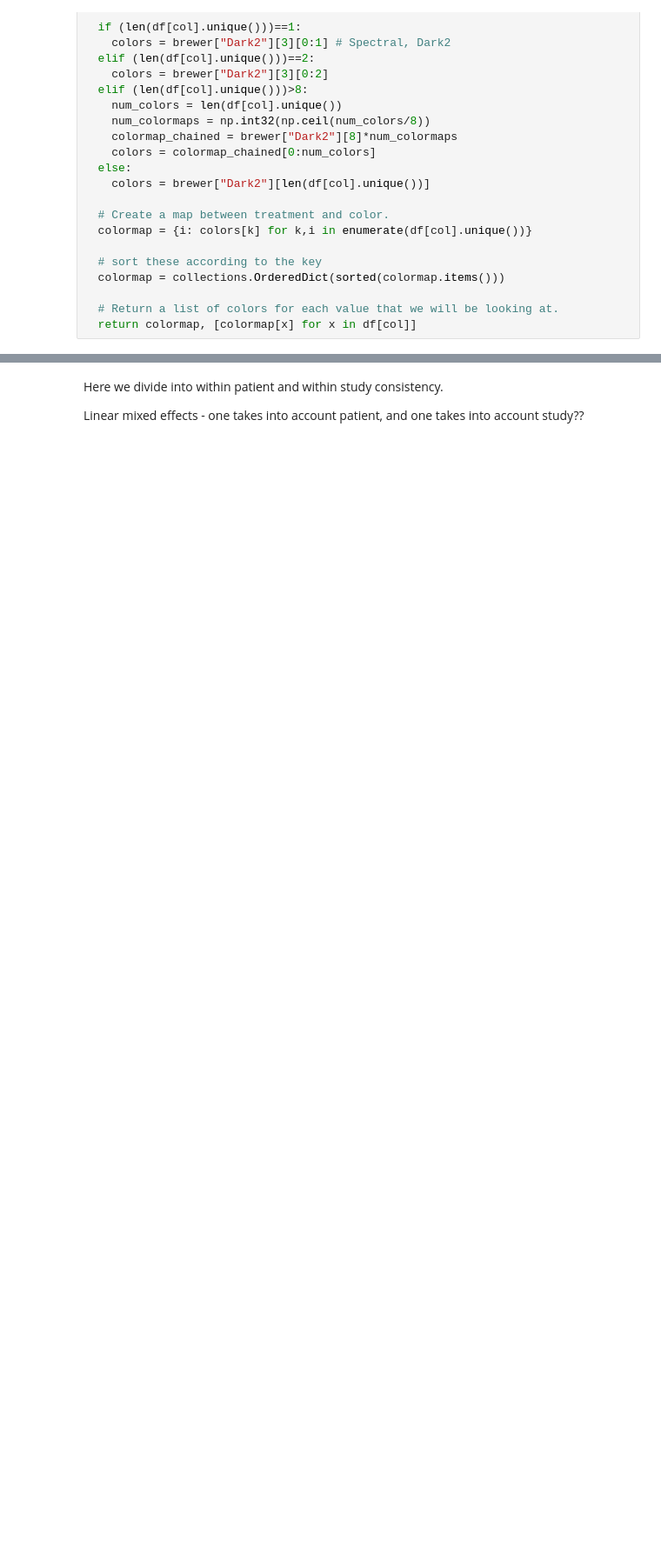
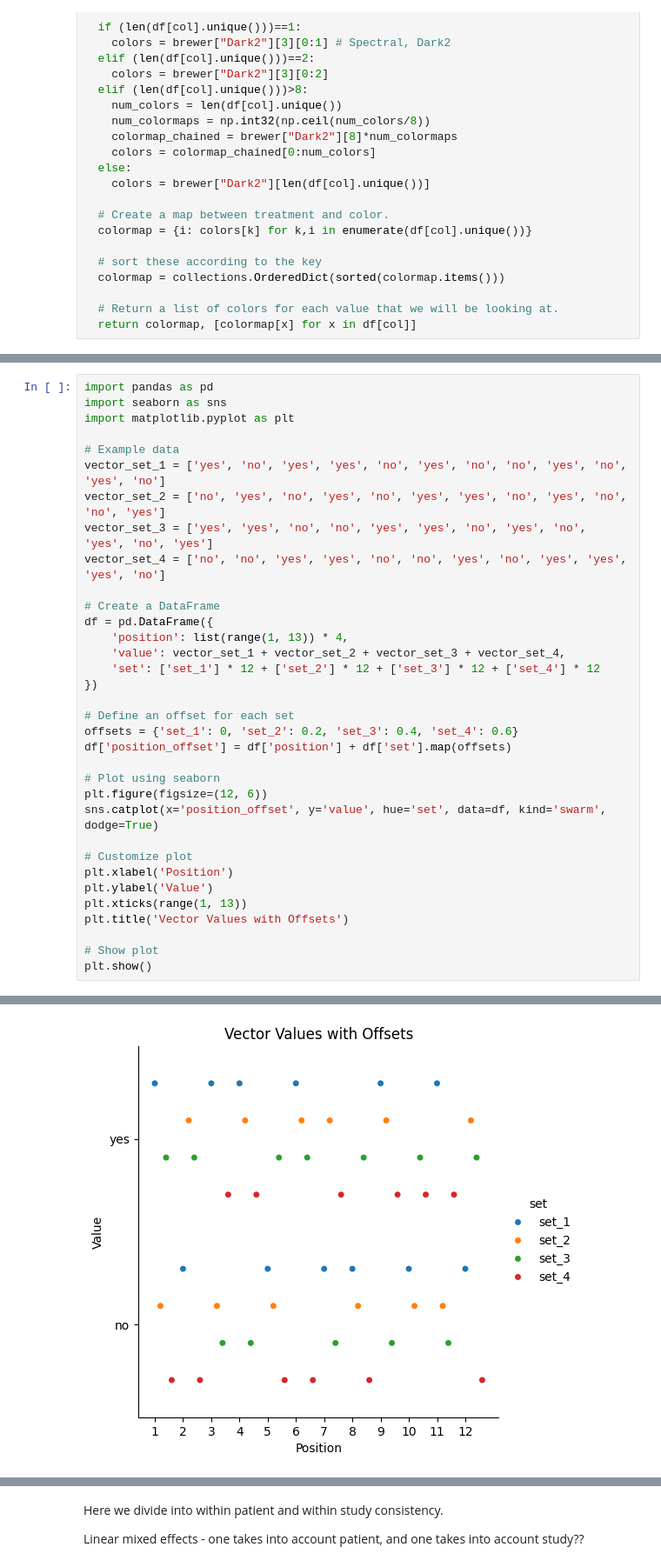
Before and after one commit to deepakri201/neurips_nlst_totalsegmentator, a Jupyter notebook: NeurIPS_Datasets_and_Benchmarks_NLST_TotalSegmentator.ipynb, the cells around one changed output, grey strips where cells are left out. Shown at 87% size. Saved outputs shown, nothing was run; the diff lists cells and outputs as text; blank space fills up the shorter version.

```diff
--- a/NeurIPS_Datasets_and_Benchmarks_NLST_TotalSegmentator.ipynb
+++ b/NeurIPS_Datasets_and_Benchmarks_NLST_TotalSegmentator.ipynb
@@ -489,0 +1169,35 @@ def get_organ_feature_with_segmentation_completeness_and_one_connected_component
+# %%
+import pandas as pd
+import seaborn as sns
+import matplotlib.pyplot as plt
+
+# Example data
+vector_set_1 = ['yes', 'no', 'yes', 'yes', 'no', 'yes', 'no', 'no', 'yes', 'no', 'yes', 'no']
+vector_set_2 = ['no', 'yes', 'no', 'yes', 'no', 'yes', 'yes', 'no', 'yes', 'no', 'no', 'yes']
+vector_set_3 = ['yes', 'yes', 'no', 'no', 'yes', 'yes', 'no', 'yes', 'no', 'yes', 'no', 'yes']
+vector_set_4 = ['no', 'no', 'yes', 'yes', 'no', 'no', 'yes', 'no', 'yes', 'yes', 'yes', 'no']
+
+# Create a DataFrame
+df = pd.DataFrame({
+    'position': list(range(1, 13)) * 4,
+    'value': vector_set_1 + vector_set_2 + vector_set_3 + vector_set_4,
+    'set': ['set_1'] * 12 + ['set_2'] * 12 + ['set_3'] * 12 + ['set_4'] * 12
+})
+
+# Define an offset for each set
+offsets = {'set_1': 0, 'set_2': 0.2, 'set_3': 0.4, 'set_4': 0.6}
+df['position_offset'] = df['position'] + df['set'].map(offsets)
+
+# Plot using seaborn
+plt.figure(figsize=(12, 6))
+sns.catplot(x='position_offset', y='value', hue='set', data=df, kind='swarm', dodge=True)
+
+# Customize plot
+plt.xlabel('Position')
+plt.ylabel('Value')
+plt.xticks(range(1, 13))
+plt.title('Vector Values with Offsets')
+
+# Show plot
+plt.show()
+# %% [output]
@@ -490 +1205,2 @@ def get_organ_feature_with_segmentation_completeness_and_one_connected_component
+[figure, added]
 # %% [markdown]
```
Also changed, not shown: parts of 171 cells of this notebook.
